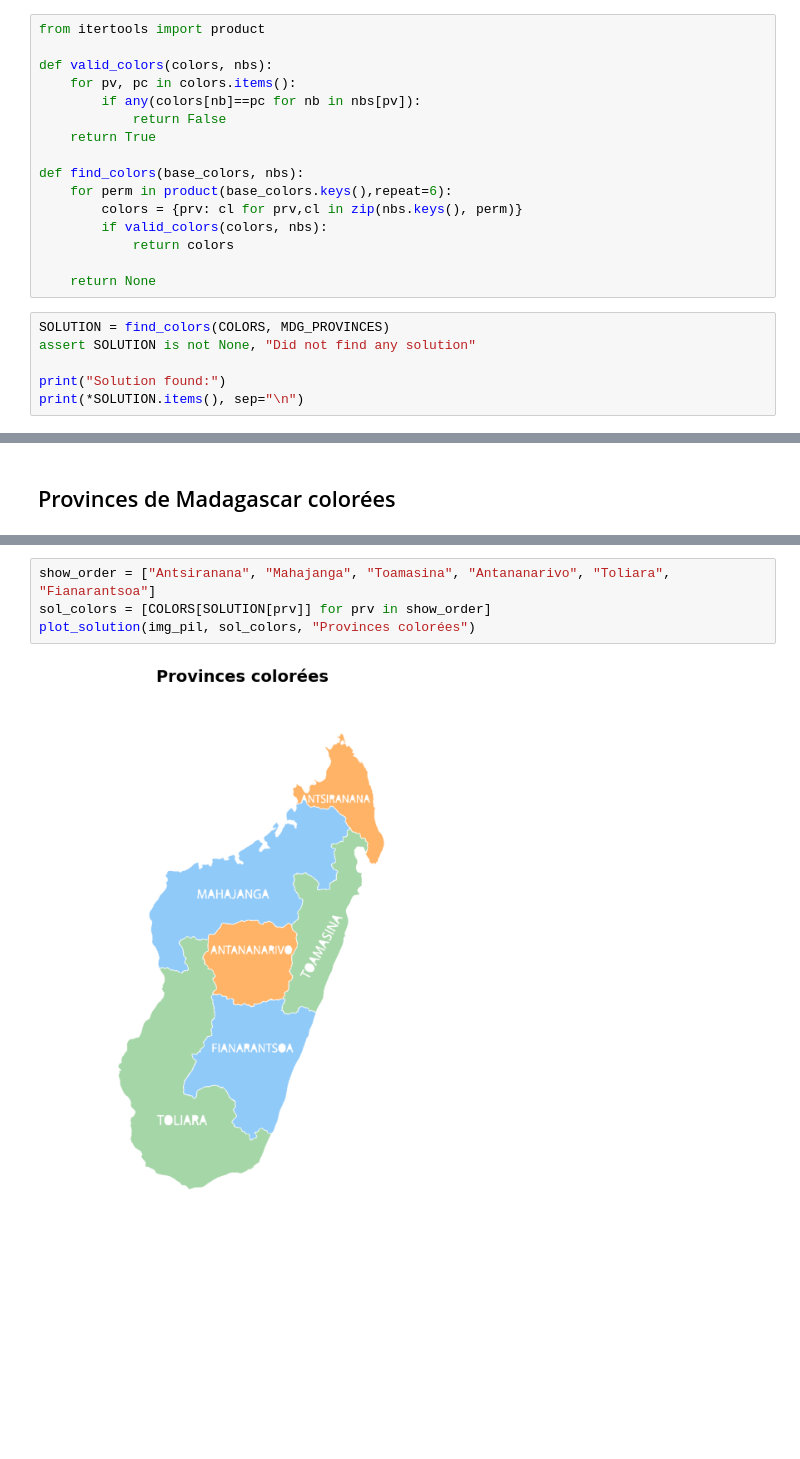
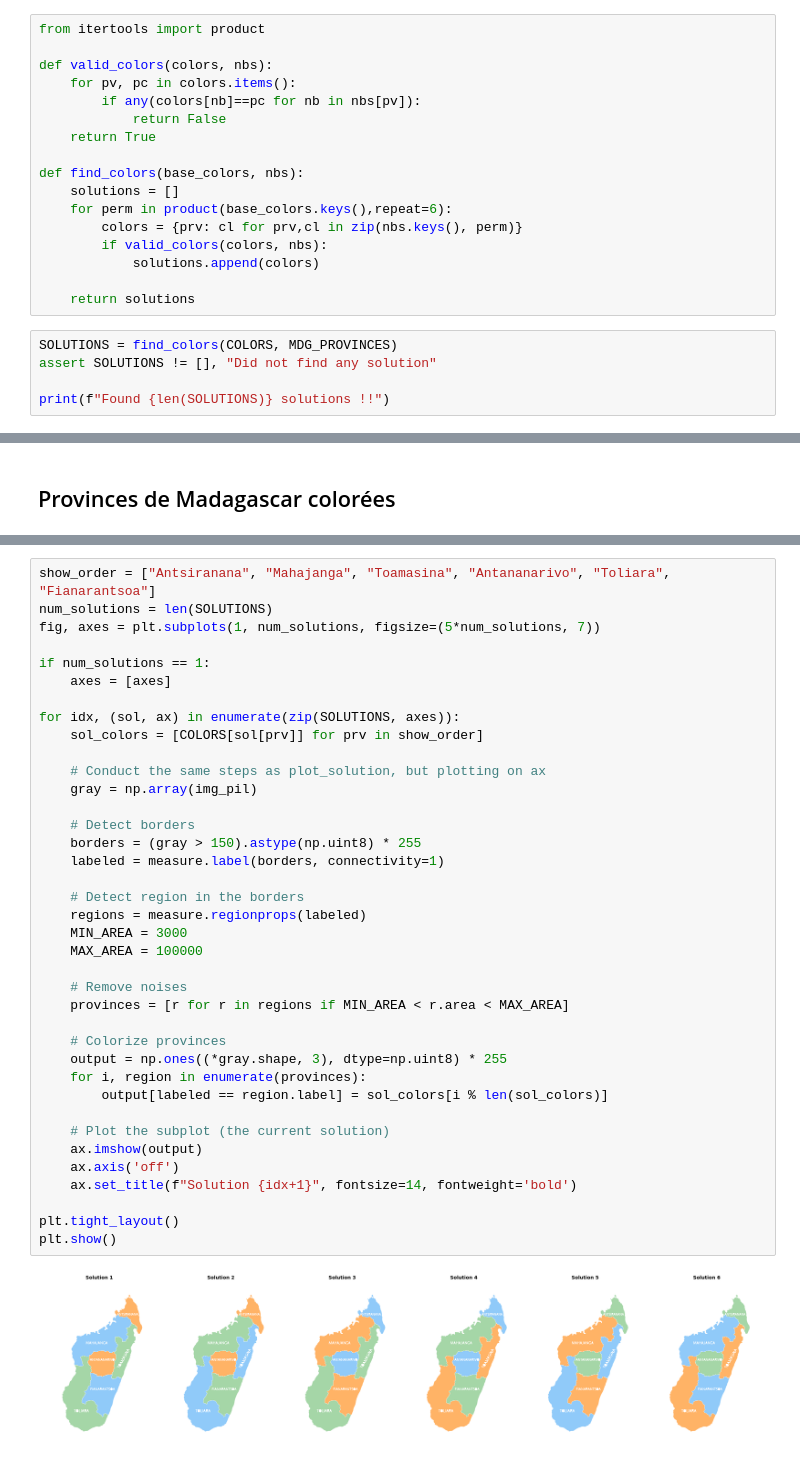
Before and after one commit to tojocyriaque/Algorithms-Journey, a Jupyter notebook: provinces.ipynb, the cells around one changed output, grey strips where cells are left out. Drawn from its saved outputs; the diff is of its cells as text; blank space fills up the shorter version.

Commit message:
task: show multiple solutions

```diff
--- a/provinces.ipynb
+++ b/provinces.ipynb
@@ -47,16 +47,16 @@ def valid_colors(colors, nbs):
     return True
 
 def find_colors(base_colors, nbs):
+    solutions = []
     for perm in product(base_colors.keys(),repeat=6):
         colors = {prv: cl for prv,cl in zip(nbs.keys(), perm)}
         if valid_colors(colors, nbs):
-            return colors
+            solutions.append(colors)
 
-    return None
+    return solutions
 # %%
-SOLUTION = find_colors(COLORS, MDG_PROVINCES)
-assert SOLUTION is not None, "Did not find any solution"
+SOLUTIONS = find_colors(COLORS, MDG_PROVINCES)
+assert SOLUTIONS != [], "Did not find any solution"
 
-print("Solution found:")
-print(*SOLUTION.items(), sep="\n")
+print(f"Found {len(SOLUTIONS)} solutions !!")
 # %% [output]
@@ -109,6 +86,40 @@ def plot_solution(img_pil, colors, plot_title):
 # %%
 show_order = ["Antsiranana", "Mahajanga", "Toamasina", "Antananarivo", "Toliara", "Fianarantsoa"]
-sol_colors = [COLORS[SOLUTION[prv]] for prv in show_order]
-plot_solution(img_pil, sol_colors, "Provinces colorées")
+num_solutions = len(SOLUTIONS)
+fig, axes = plt.subplots(1, num_solutions, figsize=(5*num_solutions, 7))
+
+if num_solutions == 1:
+    axes = [axes]
+
+for idx, (sol, ax) in enumerate(zip(SOLUTIONS, axes)):
+    sol_colors = [COLORS[sol[prv]] for prv in show_order]
+
+    # Conduct the same steps as plot_solution, but plotting on ax
+    gray = np.array(img_pil)
+
+    # Detect borders
+    borders = (gray > 150).astype(np.uint8) * 255
+    labeled = measure.label(borders, connectivity=1)
+
+    # Detect region in the borders
+    regions = measure.regionprops(labeled)
+    MIN_AREA = 3000
+    MAX_AREA = 100000
+
+    # Remove noises
+    provinces = [r for r in regions if MIN_AREA < r.area < MAX_AREA]
+
+    # Colorize provinces
+    output = np.ones((*gray.shape, 3), dtype=np.uint8) * 255
+    for i, region in enumerate(provinces):
+        output[labeled == region.label] = sol_colors[i % len(sol_colors)]
+
+    # Plot the subplot (the current solution)
+    ax.imshow(output)
+    ax.axis('off')
+    ax.set_title(f"Solution {idx+1}", fontsize=14, fontweight='bold')
+
+plt.tight_layout()
+plt.show()
 # %% [output]
-[figure, old version]
+[figure, new version]
```
Also changed, not shown: parts of 5 cells of this notebook, 1 other file.
